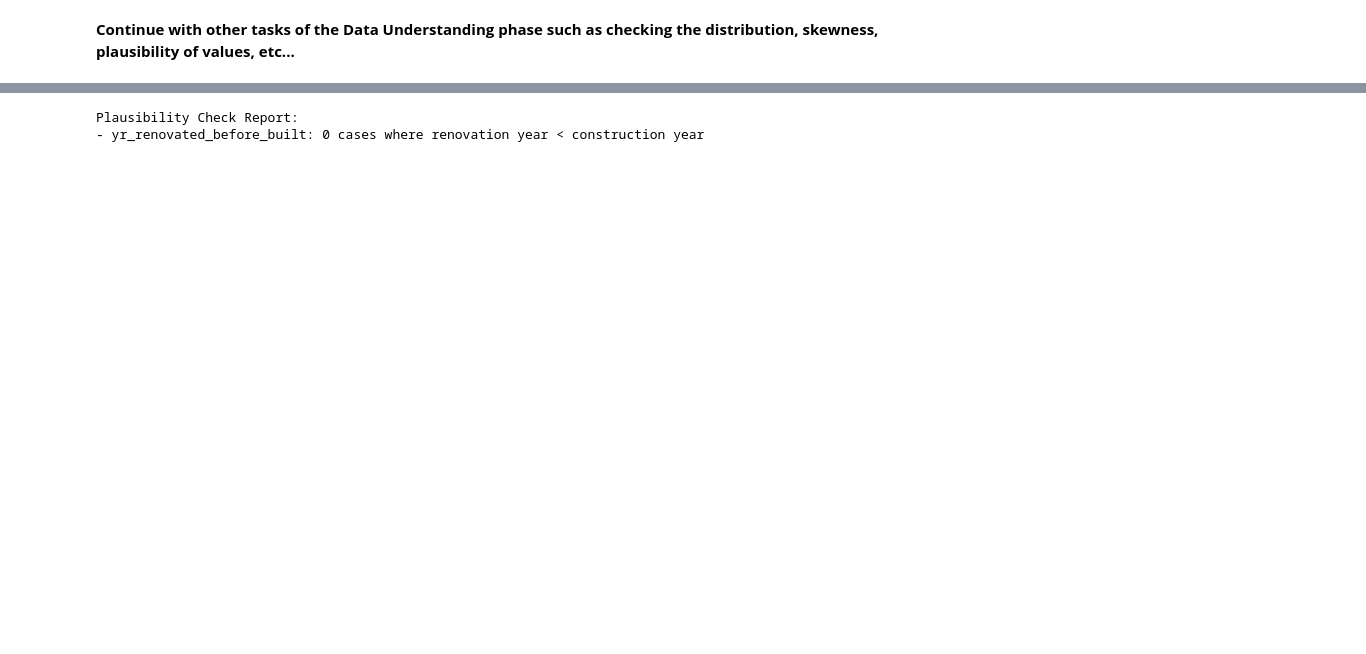
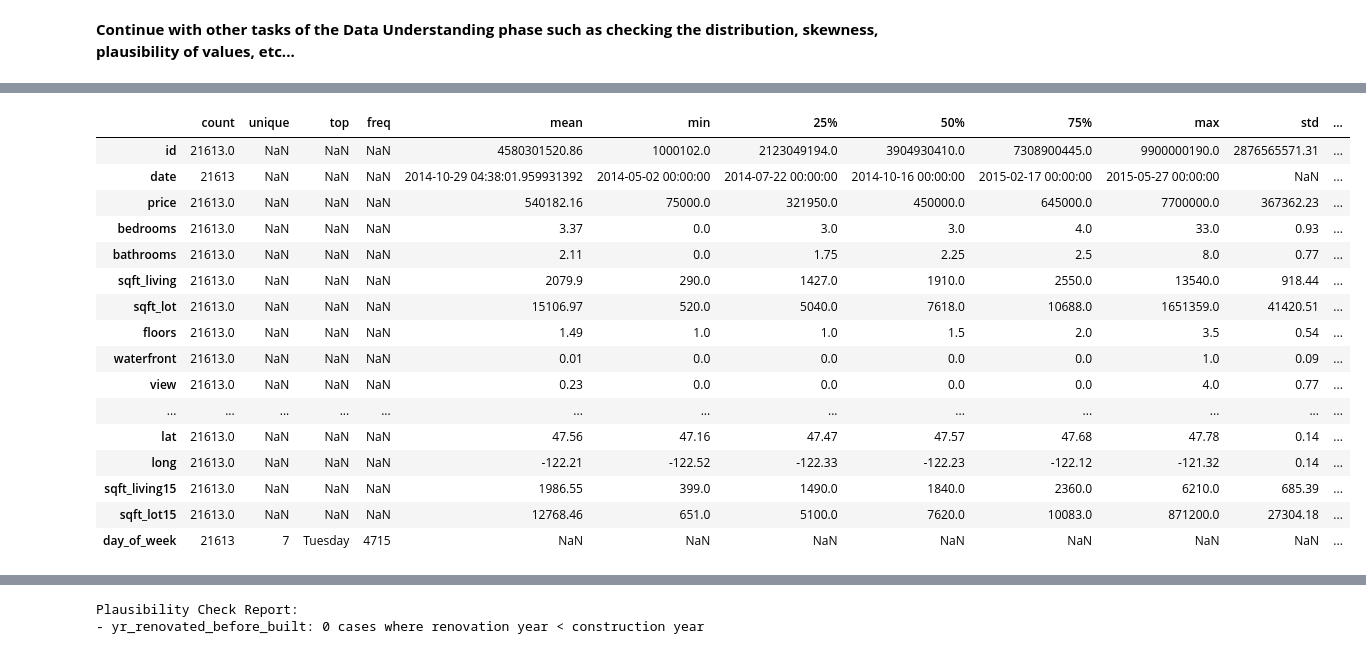
Before and after one commit to Snaseri2001/BI_CRISP_DM, a Jupyter notebook: Cyclists_251201.ipynb, the cells around one changed output, grey strips where cells are left out. Cells and saved outputs as stored; diff of their text form; code cells hidden in the pictures; blank space fills up the shorter version.

```diff
--- a/Cyclists_251201.ipynb
+++ b/Cyclists_251201.ipynb
@@ -810,2 +801,65 @@ HTTPError: HTTP Error 504: Gateway Time-out
 # %% [markdown]
 **Continue with other tasks of the Data Understanding phase such as checking the distribution, skewness, plausibility of values, etc...**
+# %%
+# Statistical information
+
+import pandas as pd
+from scipy.stats import skew
+import uuid
+
+# Code writer
+stats_code_writer = student_a
+
+start_time_stats_all = now()
+
+stats_all = data.describe(include='all').round(2)
+
+numerical_cols = data.select_dtypes(include=['int64', 'float64']).columns
+skewness = {}
+for col in numerical_cols:
+    skewness[col] = round(skew(data[col].dropna()), 3)
+
+stats_report = stats_all.copy()
+stats_report.loc['skewness'] = pd.Series(skewness)
+
+print("Comprehensive Statistical Properties of All 21 Attributes:")
+display(stats_report.T)
+
+end_time_stats_all = now()
+
+#############################################
+# Provenance Documentation
+#############################################
+
+stats_all_ass_uuid_executor = str(uuid.uuid4())
+stats_all_ass_uuid_writer = str(uuid.uuid4())
+
+stats_all_executor_triples = [
+    f':compute_full_statistics prov:qualifiedAssociation :{stats_all_ass_uuid_executor} .',
+    f':{stats_all_ass_uuid_executor} prov:agent :{executed_by} .',
+    f':{stats_all_ass_uuid_executor} rdf:type prov:Association .',
+    f':{stats_all_ass_uuid_executor} prov:hadRole :{code_executor_role} .',
+]
+engine.insert(stats_all_executor_triples, prefixes=prefixes)
+
+stats_all_comment = """
+Comprehensive statistical description computed for all 21 attributes using pandas.describe(include='all') with additional skewness calculation for numerical features.
+"""
+
+stats_all_activity_triples = [
+    f':compute_full_statistics rdfs:comment """{stats_all_comment}""" .',
+    f':compute_full_statistics prov:startedAtTime "{start_time_stats_all}"^^xsd:dateTime .',
+    f':compute_full_statistics prov:endedAtTime "{end_time_stats_all}"^^xsd:dateTime .',
+    f':compute_full_statistics prov:qualifiedAssociation :{stats_all_ass_uuid_writer} .',
+    f':{stats_all_ass_uuid_writer} prov:agent :{stats_code_writer} .',
+    f':{stats_all_ass_uuid_writer} rdf:type prov:Association .',
+    f':{stats_all_ass_uuid_writer} prov:hadRole :{code_writer_role} .',
+
+]
+engine.insert(stats_all_activity_triples, prefixes=prefixes)
+
+stats_interpretation = [
+    ':data_understanding_phase rdfs:comment "Full statistical analysis confirms strong right-skewness in price and area features, central tendencies in ordinal ratings (grade ~7-8, condition 3), and severe imbalance in premium binary features (waterfront)." .',
+]
+engine.insert(stats_interpretation, prefixes=prefixes)
+# %% [output]
@@ -811,0 +867,17 @@ HTTPError: HTTP Error 504: Gateway Time-out
+|  | count | unique | top | freq | mean | min | 25% | 50% | 75% | max | std | ... |
+| id | 21613.0 | NaN | NaN | NaN | 4580301520.86 | 1000102.0 | 2123049194.0 | 3904930410.0 | 7308900445.0 | 9900000190.0 | 2876565571.31 | ... |
+| date | 21613 | NaN | NaN | NaN | 2014-10-29 04:38:01.959931392 | 2014-05-02 00:00:00 | 2014-07-22 00:00:00 | 2014-10-16 00:00:00 | 2015-02-17 00:00:00 | 2015-05-27 00:00:00 | NaN | ... |
+| price | 21613.0 | NaN | NaN | NaN | 540182.16 | 75000.0 | 321950.0 | 450000.0 | 645000.0 | 7700000.0 | 367362.23 | ... |
+| bedrooms | 21613.0 | NaN | NaN | NaN | 3.37 | 0.0 | 3.0 | 3.0 | 4.0 | 33.0 | 0.93 | ... |
+| bathrooms | 21613.0 | NaN | NaN | NaN | 2.11 | 0.0 | 1.75 | 2.25 | 2.5 | 8.0 | 0.77 | ... |
+| sqft_living | 21613.0 | NaN | NaN | NaN | 2079.9 | 290.0 | 1427.0 | 1910.0 | 2550.0 | 13540.0 | 918.44 | ... |
+| sqft_lot | 21613.0 | NaN | NaN | NaN | 15106.97 | 520.0 | 5040.0 | 7618.0 | 10688.0 | 1651359.0 | 41420.51 | ... |
+| floors | 21613.0 | NaN | NaN | NaN | 1.49 | 1.0 | 1.0 | 1.5 | 2.0 | 3.5 | 0.54 | ... |
+| waterfront | 21613.0 | NaN | NaN | NaN | 0.01 | 0.0 | 0.0 | 0.0 | 0.0 | 1.0 | 0.09 | ... |
+| view | 21613.0 | NaN | NaN | NaN | 0.23 | 0.0 | 0.0 | 0.0 | 0.0 | 4.0 | 0.77 | ... |
+| ... | ... | ... | ... | ... | ... | ... | ... | ... | ... | ... | ... | ... |
+| lat | 21613.0 | NaN | NaN | NaN | 47.56 | 47.16 | 47.47 | 47.57 | 47.68 | 47.78 | 0.14 | ... |
+| long | 21613.0 | NaN | NaN | NaN | -122.21 | -122.52 | -122.33 | -122.23 | -122.12 | -121.32 | 0.14 | ... |
+| sqft_living15 | 21613.0 | NaN | NaN | NaN | 1986.55 | 399.0 | 1490.0 | 1840.0 | 2360.0 | 6210.0 | 685.39 | ... |
+| sqft_lot15 | 21613.0 | NaN | NaN | NaN | 12768.46 | 651.0 | 5100.0 | 7620.0 | 10083.0 | 871200.0 | 27304.18 | ... |
+| day_of_week | 21613 | 7 | Tuesday | 4715 | NaN | NaN | NaN | NaN | NaN | NaN | NaN | ... |
```
Also changed, not shown: parts of 37 cells of this notebook, 5 other files.
